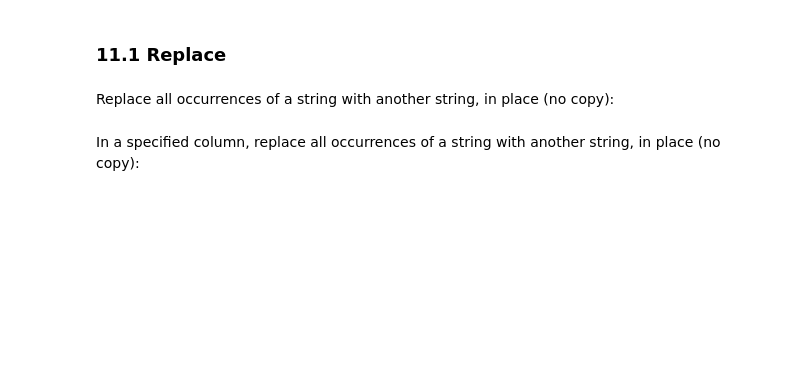
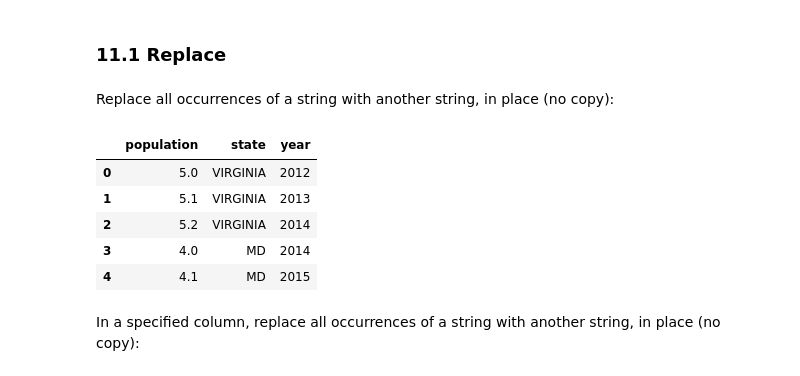
Before and after one commit to tulip-lab/sit742, a Jupyter notebook: Jupyter/SIT742P02C-OperationsinPandas.ipynb, the cells around one changed output. Saved outputs shown, nothing was run; the diff lists cells and outputs as text; code cells hidden in the pictures; blank space fills up the shorter version.

```diff
--- a/Jupyter/SIT742P02C-OperationsinPandas.ipynb
+++ b/Jupyter/SIT742P02C-OperationsinPandas.ipynb
@@ -550,8 +1214,15 @@ df_1
 # %% [markdown]
 Replace all occurrences of a string with another string, in place (no copy):
 # %%
-df_1.replace('VA', 'VIRGINIA', inplace=True)
-df_1
+df_15.replace('VA', 'VIRGINIA', inplace=True)
+df_15
+# %% [output]
+|  | population | state | year |
+| 0 | 5.0 | VIRGINIA | 2012 |
+| 1 | 5.1 | VIRGINIA | 2013 |
+| 2 | 5.2 | VIRGINIA | 2014 |
+| 3 | 4.0 | MD | 2014 |
+| 4 | 4.1 | MD | 2015 |
 # %% [markdown]
 In a specified column, replace all occurrences of a string with another string, in place (no copy):
 # %%
```
Also changed, not shown: parts of 112 cells of this notebook, 1 other file.
